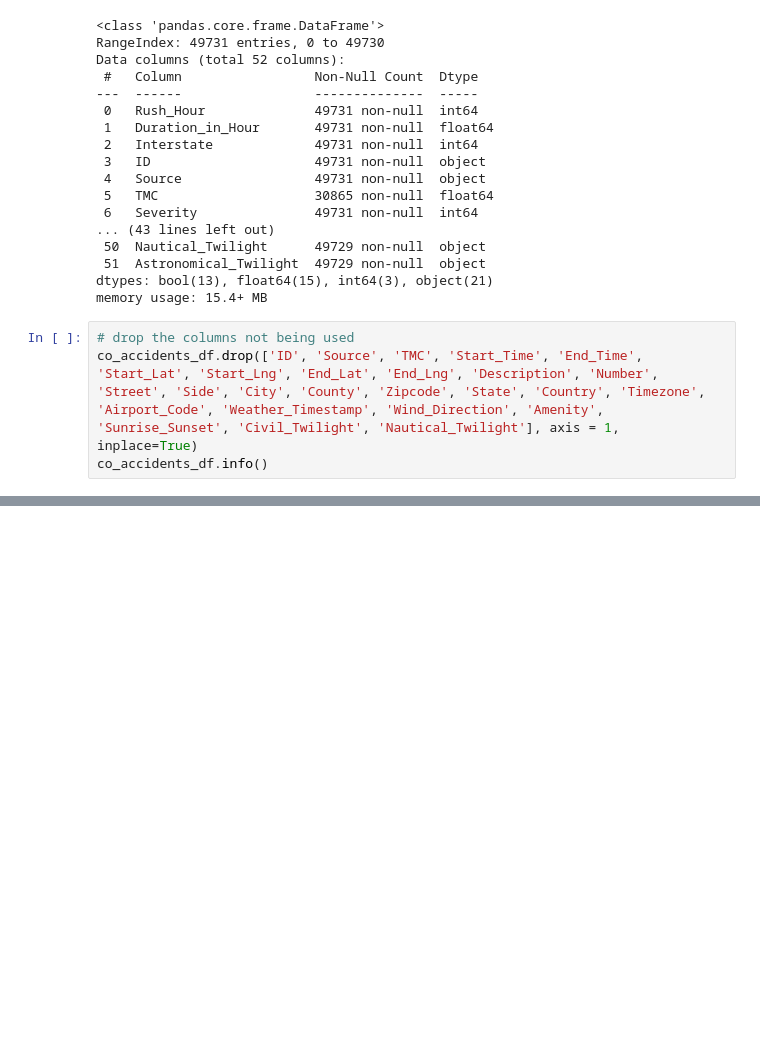
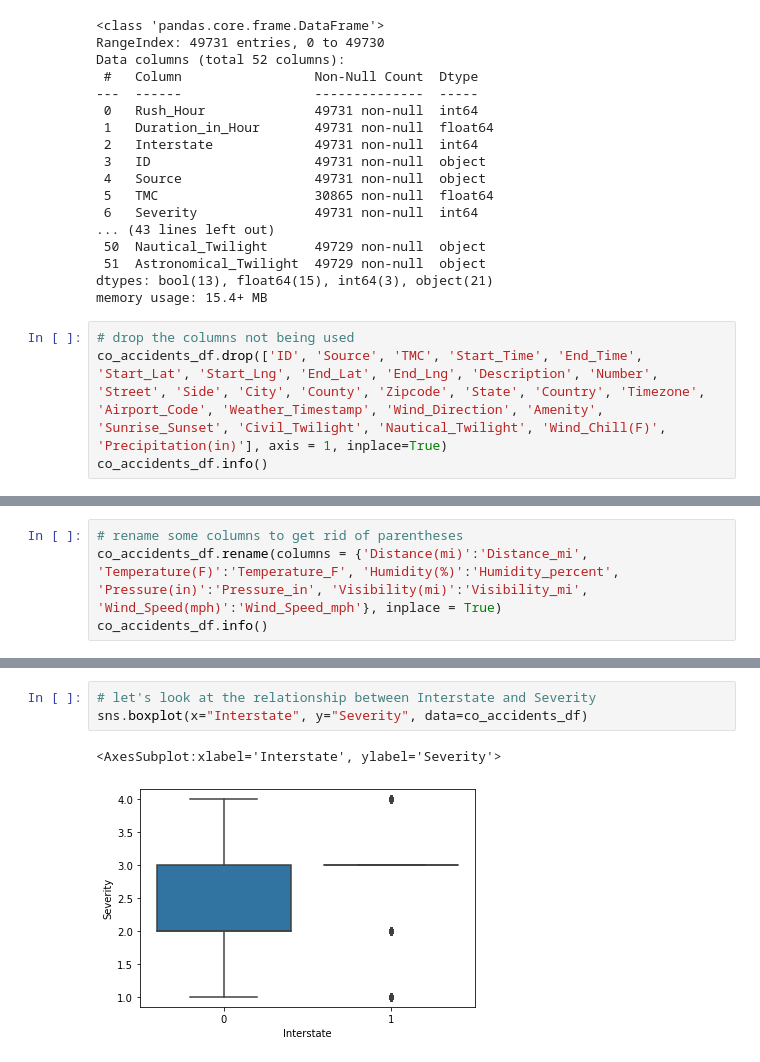
Before and after one commit to joannakamj/DataScience_Capstone, a Jupyter notebook: CO_Car_Accident_Severity_Prediction.ipynb, the cells around one changed output, grey strips where cells are left out. Cells and saved outputs as stored; diff of their text form; blank space fills up the shorter version.

```diff
--- a/CO_Car_Accident_Severity_Prediction.ipynb
+++ b/CO_Car_Accident_Severity_Prediction.ipynb
@@ -57,7 +57,7 @@ dtypes: bool(13), float64(15), int64(3), object(21)
 memory usage: 15.4+ MB
 # %%
 # drop the columns not being used
-co_accidents_df.drop(['ID', 'Source', 'TMC', 'Start_Time', 'End_Time', 'Start_Lat', 'Start_Lng', 'End_Lat', 'End_Lng', 'Description', 'Number', 'Street', 'Side', 'City', 'County', 'Zipcode', 'State', 'Country', 'Timezone', 'Airport_Code', 'Weather_Timestamp', 'Wind_Direction', 'Amenity', 'Sunrise_Sunset', 'Civil_Twilight', 'Nautical_Twilight'], axis = 1, inplace=True)
+co_accidents_df.drop(['ID', 'Source', 'TMC', 'Start_Time', 'End_Time', 'Start_Lat', 'Start_Lng', 'End_Lat', 'End_Lng', 'Description', 'Number', 'Street', 'Side', 'City', 'County', 'Zipcode', 'State', 'Country', 'Timezone', 'Airport_Code', 'Weather_Timestamp', 'Wind_Direction', 'Amenity', 'Sunrise_Sunset', 'Civil_Twilight', 'Nautical_Twilight', 'Wind_Chill(F)', 'Precipitation(in)'], axis = 1, inplace=True)
 co_accidents_df.info()
 # %% [output]
 <class 'pandas.core.frame.DataFrame'>
@@ -79,0 +80,4 @@ memory usage: 5.9+ MB
+# %%
+# rename some columns to get rid of parentheses
+co_accidents_df.rename(columns = {'Distance(mi)':'Distance_mi', 'Temperature(F)':'Temperature_F', 'Humidity(%)':'Humidity_percent', 'Pressure(in)':'Pressure_in', 'Visibility(mi)':'Visibility_mi', 'Wind_Speed(mph)':'Wind_Speed_mph'}, inplace = True)
+co_accidents_df.info()
@@ -79,0 +143,6 @@ memory usage: 5.9+ MB
+# %%
+# let's look at the relationship between Interstate and Severity
+sns.boxplot(x="Interstate", y="Severity", data=co_accidents_df)
+# %% [output]
+<AxesSubplot:xlabel='Interstate', ylabel='Severity'>
+[figure, added]
```
Also changed, not shown: parts of 55 cells of this notebook.
